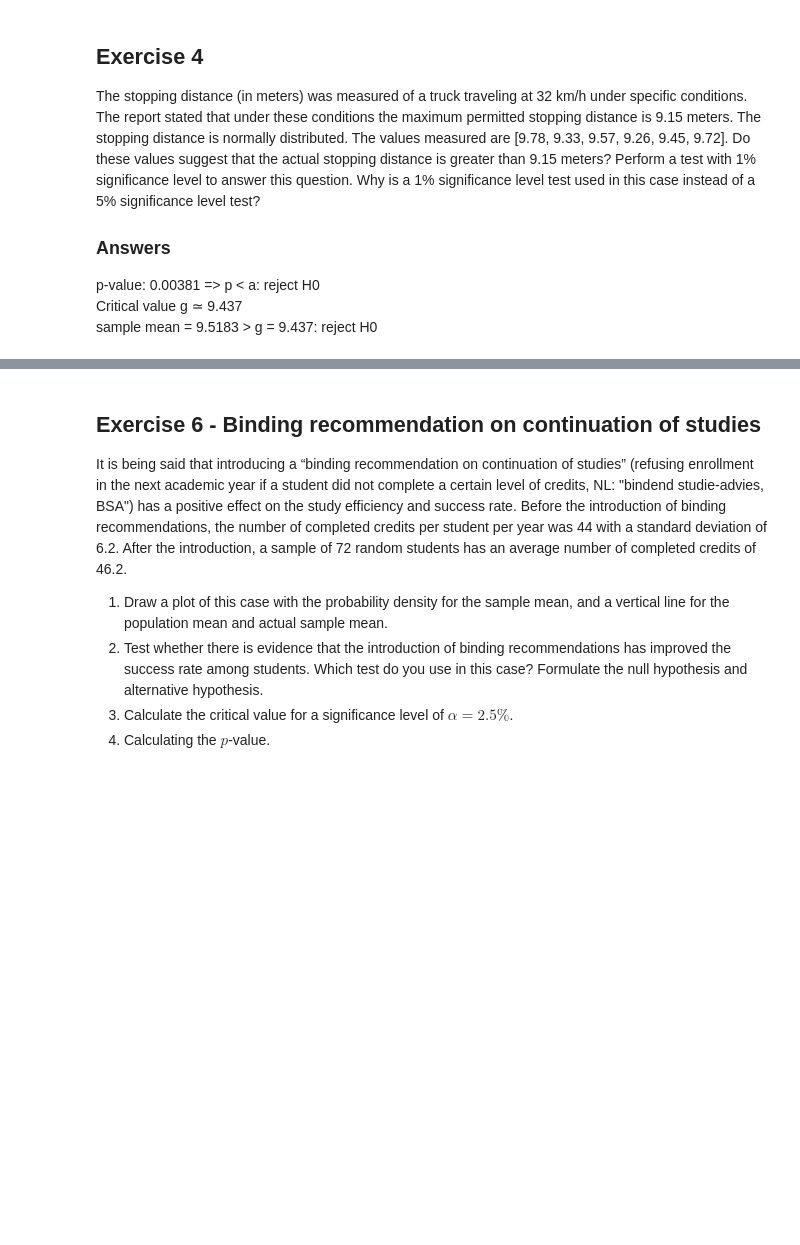
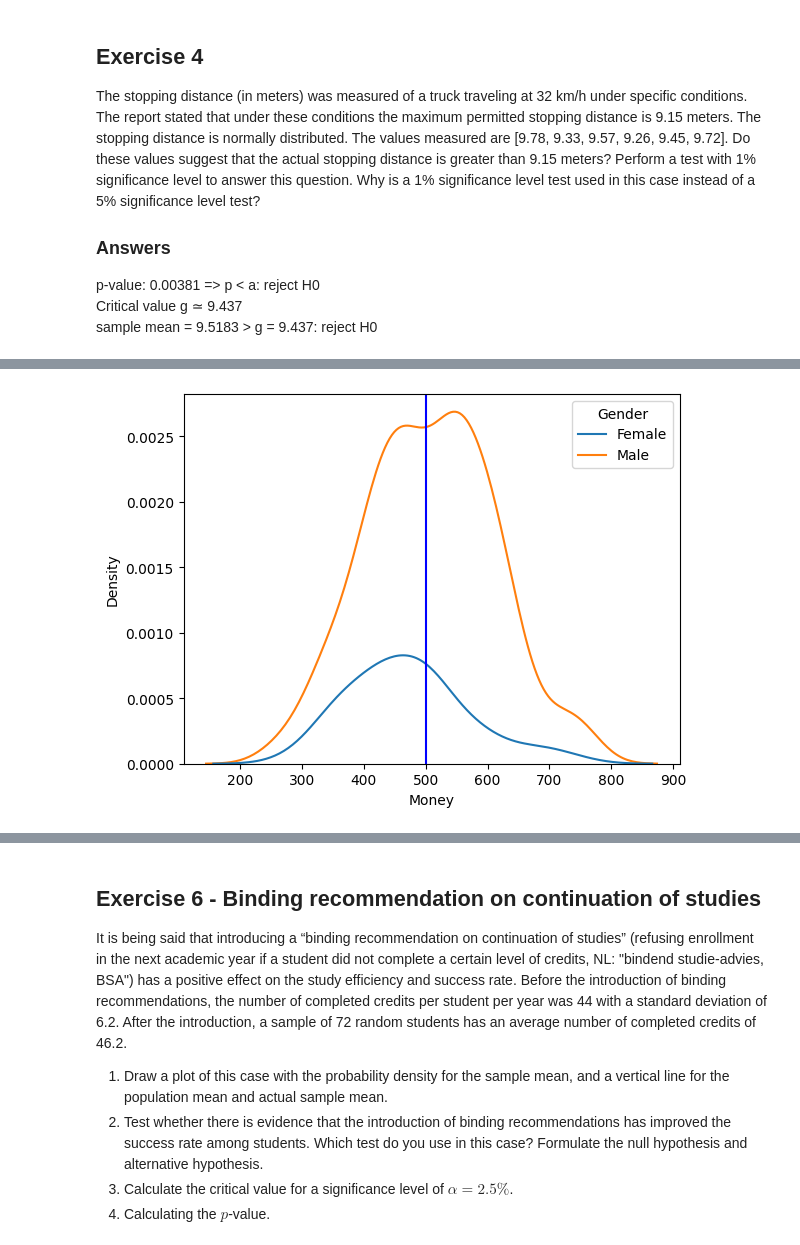
Before and after one commit to Vincent-Gielen/dsai-ex, a Jupyter notebook: 3-central-limit-testing/lab-3.04-hypothesis-testing.ipynb, the cells around one changed output, grey strips where cells are left out. Cells and saved outputs as stored; diff of their text form; code cells hidden in the pictures; blank space fills up the shorter version.

```diff
--- a/3-central-limit-testing/lab-3.04-hypothesis-testing.ipynb
+++ b/3-central-limit-testing/lab-3.04-hypothesis-testing.ipynb
@@ -86,0 +181,3 @@ Use an appropriate statistical test to verify the statements below, usinge a sig
+# %%
+dataf = pd.read_csv('https://raw.githubusercontent.com/HoGentTIN/dsai-labs/main/data/rlanders.csv')
+dataf.head()
@@ -86,0 +191,10 @@ Use an appropriate statistical test to verify the statements below, usinge a sig
+# %%
+money = dataf['Money']
+mu = 500
+sigma = 98
+m_sample = money.mean()
+alpha = 0.05
+sns.kdeplot(data=dataf, x='Money', hue='Gender');
+plt.axvline(mu, color="blue");
+# %% [output]
+[figure, added]
```
Also changed, not shown: parts of 17 cells of this notebook.
